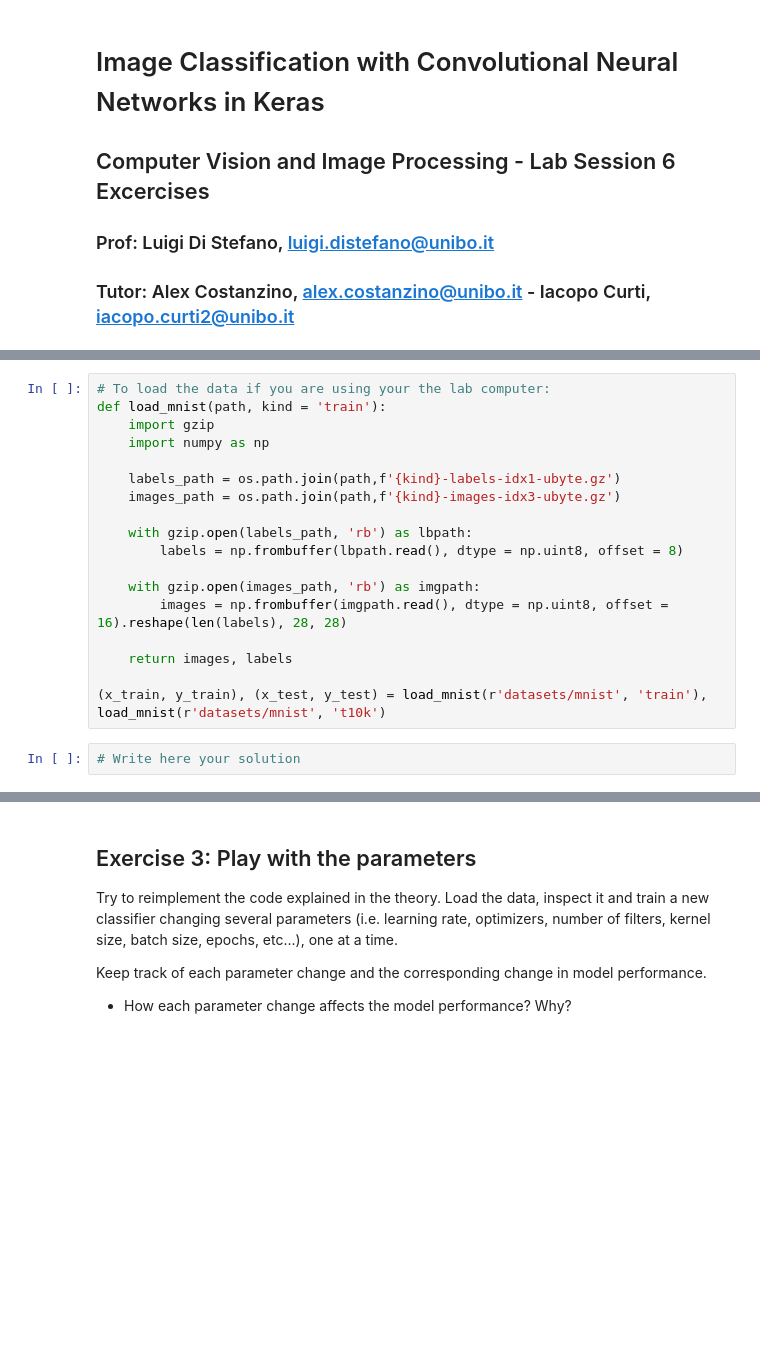
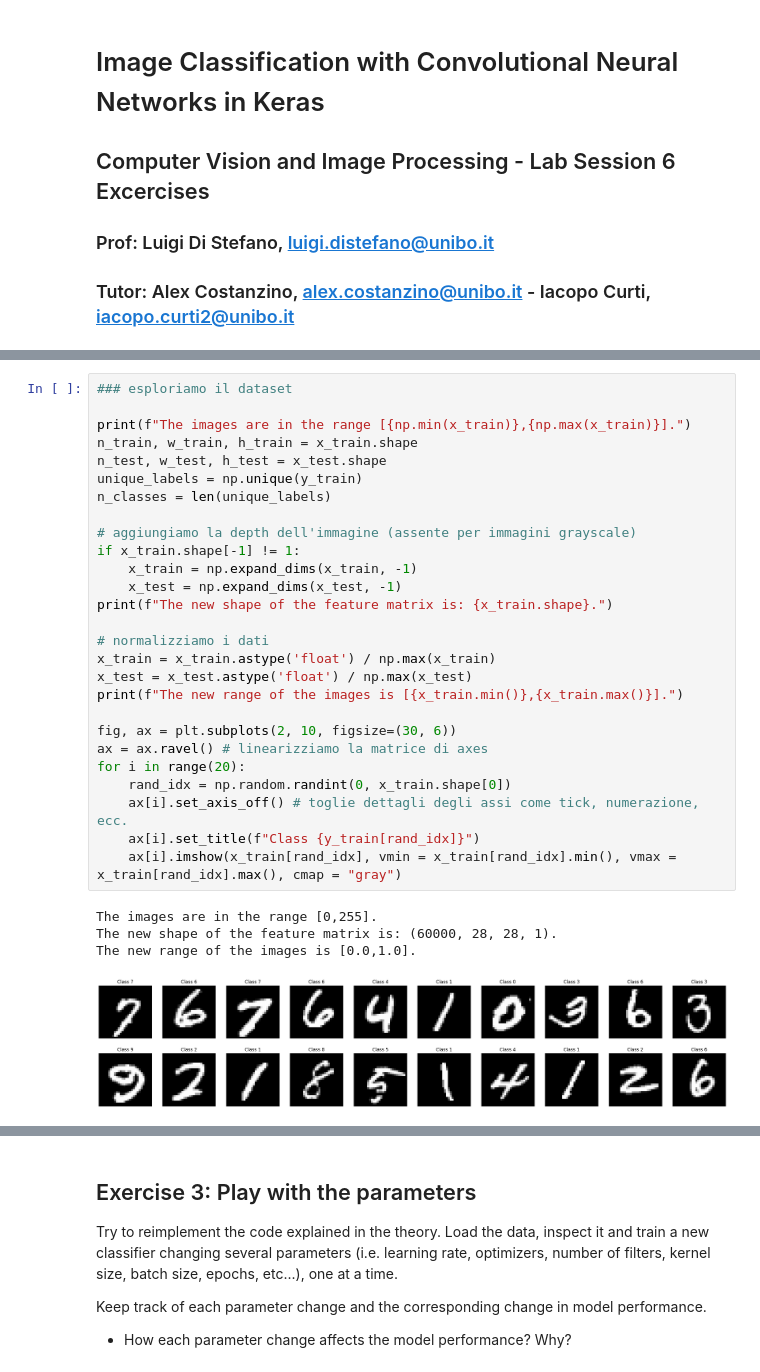
Before and after one commit to koltrakak-learning-repos/CV_learning_repo, a Jupyter notebook: labs/LabSession6-pt1/LabSession6Exercises.ipynb, the cells around one changed output, grey strips where cells are left out. Cells and saved outputs as stored; diff of their text form; blank space fills up the shorter version.

```diff
--- a/labs/LabSession6-pt1/LabSession6Exercises.ipynb
+++ b/labs/LabSession6-pt1/LabSession6Exercises.ipynb
@@ -28,20 +206,32 @@ Downloading data from https://storage.googleapis.com/tensorflow/tf-keras-dataset
-# %%
-# To load the data if you are using your the lab computer:
-def load_mnist(path, kind = 'train'):
-    import gzip
-    import numpy as np
-
-    labels_path = os.path.join(path,f'{kind}-labels-idx1-ubyte.gz')
-    images_path = os.path.join(path,f'{kind}-images-idx3-ubyte.gz')
-
-    with gzip.open(labels_path, 'rb') as lbpath:
-        labels = np.frombuffer(lbpath.read(), dtype = np.uint8, offset = 8)
-
-    with gzip.open(images_path, 'rb') as imgpath:
-        images = np.frombuffer(imgpath.read(), dtype = np.uint8, offset = 16).reshape(len(labels), 28, 28)
-
-    return images, labels
-
-(x_train, y_train), (x_test, y_test) = load_mnist(r'datasets/mnist', 'train'), load_mnist(r'datasets/mnist', 't10k')
-# %%
-# Write here your solution
+# %%
+### esploriamo il dataset
+
+print(f"The images are in the range [{np.min(x_train)},{np.max(x_train)}].")
+n_train, w_train, h_train = x_train.shape
+n_test, w_test, h_test = x_test.shape
+unique_labels = np.unique(y_train)
+n_classes = len(unique_labels)
+
+# aggiungiamo la depth dell'immagine (assente per immagini grayscale)
+if x_train.shape[-1] != 1:
+    x_train = np.expand_dims(x_train, -1)
+    x_test = np.expand_dims(x_test, -1)
+print(f"The new shape of the feature matrix is: {x_train.shape}.")
+
+# normalizziamo i dati
+x_train = x_train.astype('float') / np.max(x_train)
+x_test = x_test.astype('float') / np.max(x_test)
+print(f"The new range of the images is [{x_train.min()},{x_train.max()}].")
+
+fig, ax = plt.subplots(2, 10, figsize=(30, 6))
+ax = ax.ravel() # linearizziamo la matrice di axes
+for i in range(20):
+    rand_idx = np.random.randint(0, x_train.shape[0])
+    ax[i].set_axis_off() # toglie dettagli degli assi come tick, numerazione, ecc.
+    ax[i].set_title(f"Class {y_train[rand_idx]}")
+    ax[i].imshow(x_train[rand_idx], vmin = x_train[rand_idx].min(), vmax = x_train[rand_idx].max(), cmap = "gray")
+# %% [output]
+The images are in the range [0,255].
+The new shape of the feature matrix is: (60000, 28, 28, 1).
+The new range of the images is [0.0,1.0].
+[figure, added]
```
Also changed, not shown: parts of 15 cells of this notebook, 2 other files.
